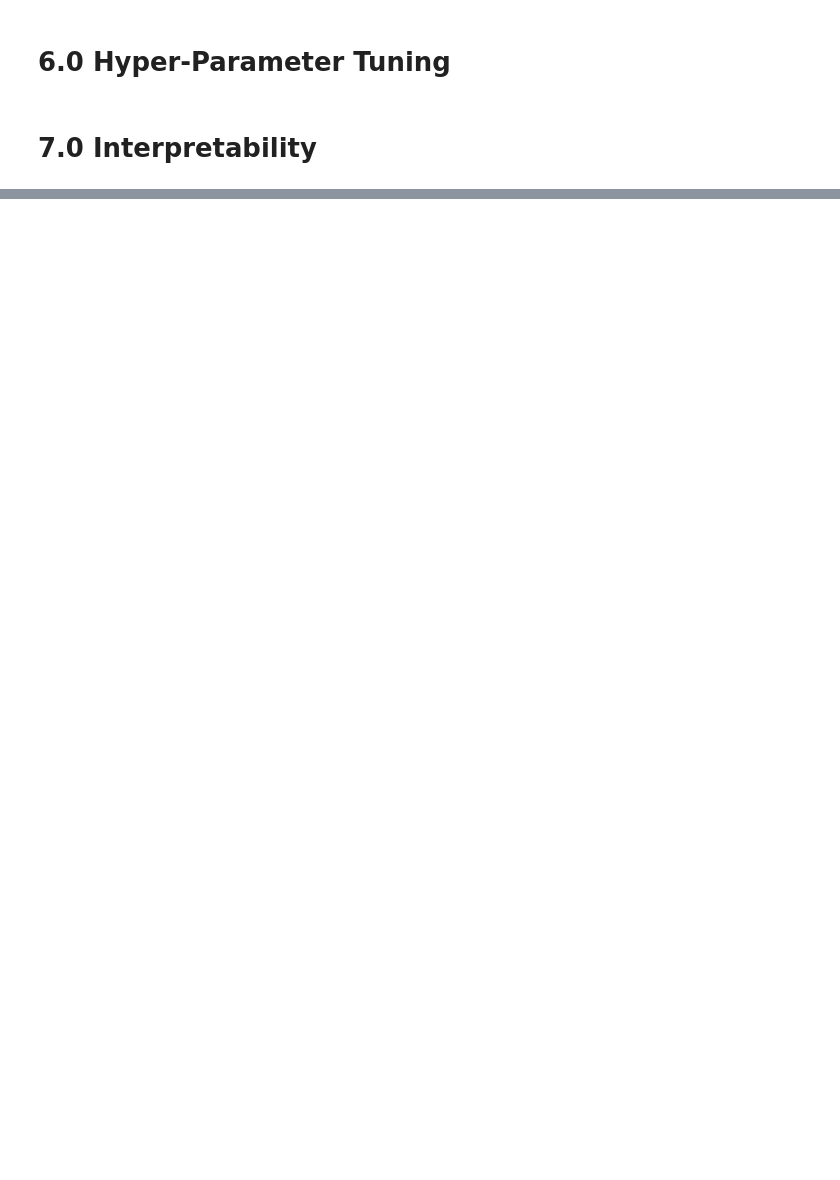
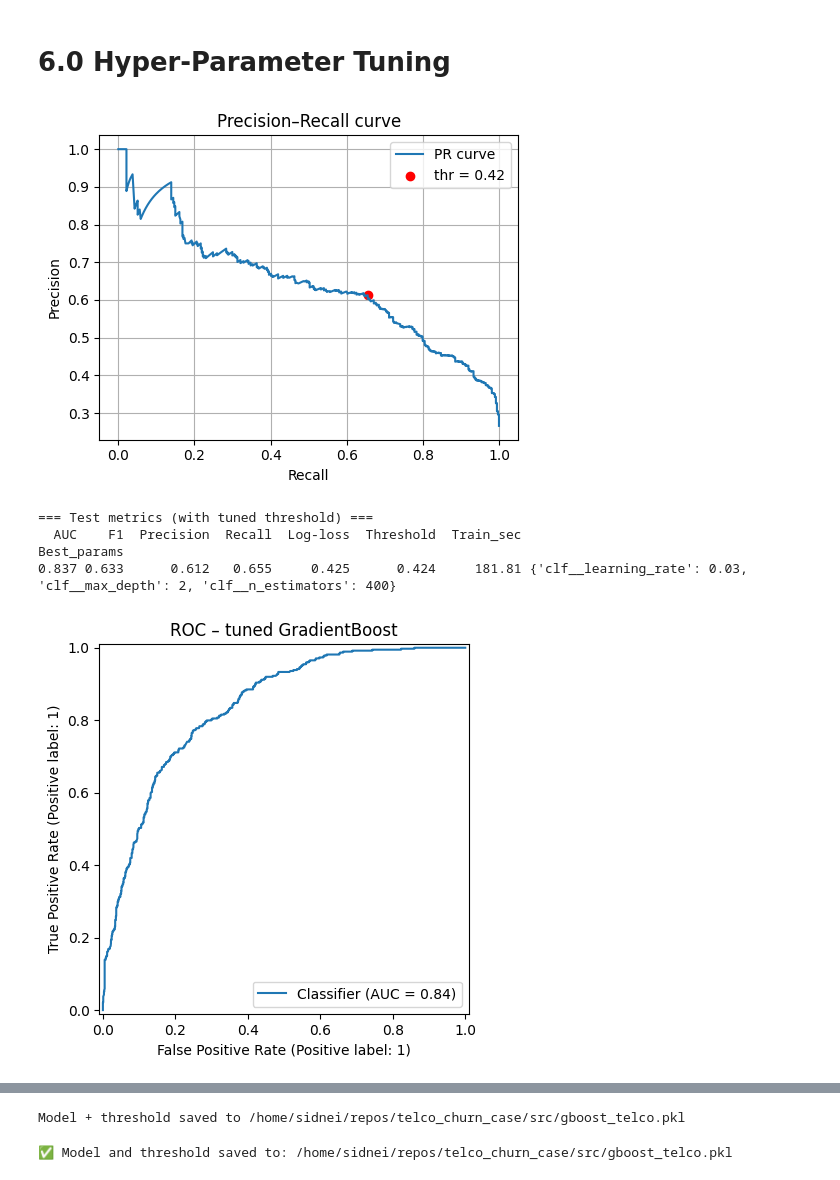
Before and after one commit to sidneipj1/telco_churn_case, a Jupyter notebook: notebooks/00_exploration_telco_churn_case.ipynb, the cells around one changed output, grey strips where cells are left out. Cells and saved outputs as stored; diff of their text form; code cells hidden in the pictures; blank space fills up the shorter version.

```diff
--- a/notebooks/00_exploration_telco_churn_case.ipynb
+++ b/notebooks/00_exploration_telco_churn_case.ipynb
@@ -988,4 +1315,10 @@ df_model = df_features.drop(columns=["charge_tenure_ratio"])
 # %% [markdown]
 # 6.0 Hyper-Parameter Tuning
-# %% [markdown]
-# 7.0 Interpretability
+# %%
+# feature lists
+NUM = ["tenure","monthly_charge",
+       "services_count","avg_charge_per_service","social_score"]
+CAT = ["InternetService","SeniorCitizen","Partner","Dependents",
+       "contract_months","tenure_bin","monthly_charge_bin",
+       "is_monthly_contract","has_streaming_pkg","has_online_pkg",
+       "is_electronic_check","is_automatic","paperless_billing"]
@@ -991,0 +1452,14 @@ df_model = df_features.drop(columns=["charge_tenure_ratio"])
+# %%
+metrics, best_model, best_thr = tune_and_explain(
+    df           = df_model_mix,
+    num_cols     = NUM,
+    cat_cols     = CAT,
+    target_col   = "Churn",
+    save_model_path = "/home/sidnei/repos/telco_churn_case/src/gboost_telco.pkl"
+)
+# %% [output]
+[figure, added]
+=== Test metrics (with tuned threshold) ===
+  AUC    F1  Precision  Recall  Log-loss  Threshold  Train_sec                                                                 Best_params
+0.837 0.633      0.612   0.655     0.425      0.424     181.81 {'clf__learning_rate': 0.03, 'clf__max_depth': 2, 'clf__n_estimators': 400}
+[figure, added]
@@ -991,0 +1468,11 @@ df_model = df_features.drop(columns=["charge_tenure_ratio"])
+Model + threshold saved to /home/sidnei/repos/telco_churn_case/src/gboost_telco.pkl
+# %%
+to_save = {
+    "pipeline"  : best_model,
+    "threshold" : best_thr
+}
+
+joblib.dump(to_save, "/home/sidnei/repos/telco_churn_case/src/gboost_telco.pkl")
+print(f"✅ Model and threshold saved to: {"/home/sidnei/repos/telco_churn_case/src/gboost_telco.pkl"}")
+# %% [output]
+✅ Model and threshold saved to: /home/sidnei/repos/telco_churn_case/src/gboost_telco.pkl
```
Also changed, not shown: parts of 27 cells of this notebook, 8 other files.
